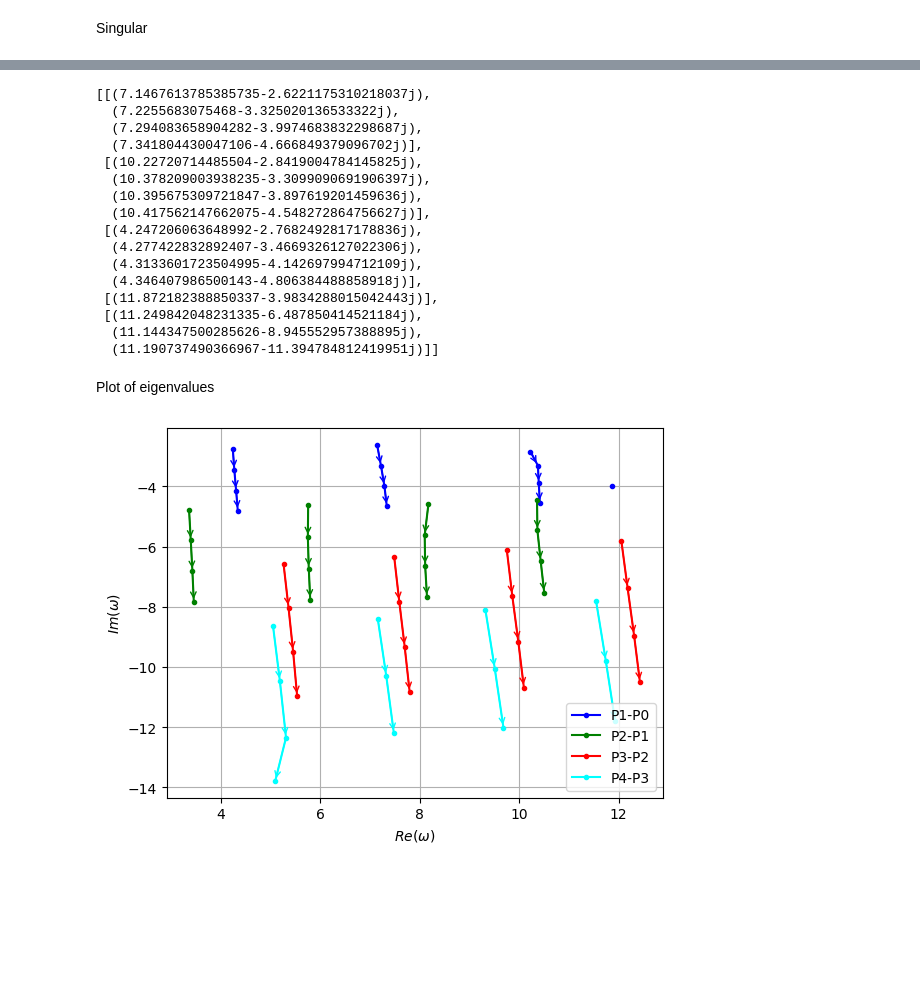
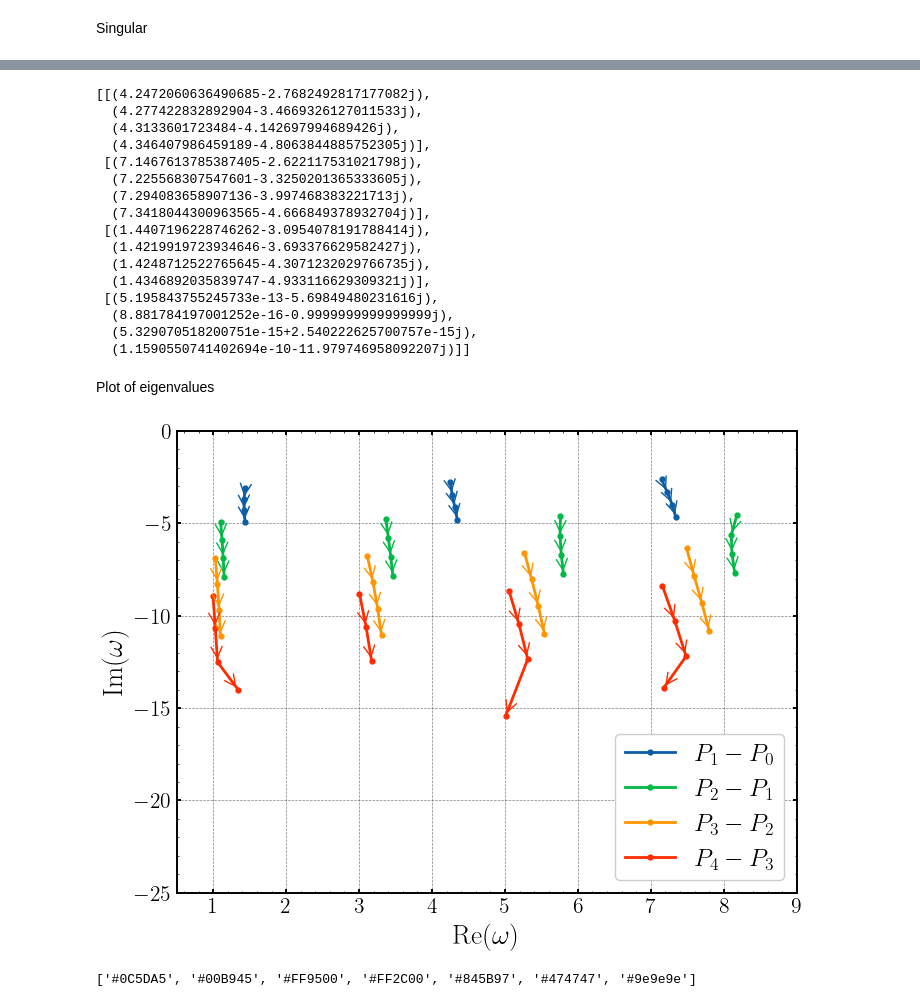
Before and after one commit to sararecondo/HPR-1D, a Jupyter notebook: 1D-Figure-04.ipynb, the cells around one changed output, grey strips where cells are left out. Cells and saved outputs as stored; diff of their text form; code cells hidden in the pictures; blank space fills up the shorter version.

Commit message:
some modifications has been mades on plots

```diff
--- a/1D-Figure-04.ipynb
+++ b/1D-Figure-04.ipynb
@@ -44,12 +84,11 @@ from dolfinx.fem import FunctionSpace, Function, functionspace, Function, dirich
 import basix
 from petsc4py.PETSc import ScalarType
 from slepc4py.SLEPc import EPS
-colors_list = ["blue", "green", "red", "magenta", "black", "purple", "orange", "brown", "pink"]
 # %% [markdown]
 Domain, PML, refinement and physical configurations
 # %%
 # Define element size for the mesh refinement
-h_i = [0.0625,    # N=1
+h_i = [0.0625,
     0.0625 / 2,   # N=2
     0.0625 / 4,   # N=3
     0.0625 / 8,]  # N=4
@@ -73,8 +112,8 @@ pml_thickness = Lx/4
 sigma_0 = vel_media_1  #100/Lx
 
 # Solver configuration
-target=-2.5j
-requested_eigenvalues_number = 100 # Number of eigenvalues to compute
+target=-5j
+requested_eigenvalues_number = 150 # Number of eigenvalues to compute
 # %% [markdown]
 Solver configuration and computing
 # %%
@@ -189,7 +228,7 @@ def get_configured_problem(mesh, degrees, sigma_x, target):
         4 * requested_eigenvalues_number,
         4 * requested_eigenvalues_number,
     )
-    solver.setTolerances(1e-16, 100)
+    solver.setTolerances(1e-12, 100)
     st = solver.getST()
     st.setType("sinvert")  # Applying spectral transformation "shift and invert"
     solver.setTarget(target)
@@ -220,7 +259,7 @@ def get_approx_eigenpair(solver, selected_index, Q, V, dof):
 Singular
 # %%
 # Define singular sigma function
-sigma_x_singular=lambda x: sigma_0 / (Lx + pml_thickness - x[0]), 0.0
+sigma_x_singular=lambda x: sigma_0 / (Lx + pml_thickness - x[0])
 # Initialize lists to store the approximated eigenpairs
 approx_singular_P1_P0 = [[0 for _ in range(4)] for _ in range(len(h_i))]
 approx_singular_P2_P1 = [[0 for _ in range(4)] for _ in range(len(h_i))]
@@ -285,29 +322,29 @@ groups_P4_P3 = group_by_real_part(approx_singular_P4_P3)
 # %%
 groups_P1_P0
 # %% [output]
-[[(7.1467613785385735-2.6221175310218037j),
-  (7.2255683075468-3.325020136533322j),
-  (7.294083658904282-3.9974683832298687j),
-  (7.341804430047106-4.666849379096702j)],
- [(10.22720714485504-2.8419004784145825j),
-  (10.378209003938235-3.3099090691906397j),
-  (10.395675309721847-3.897619201459636j),
-  (10.417562147662075-4.548272864756627j)],
- [(4.247206063648992-2.7682492817178836j),
-  (4.277422832892407-3.4669326127022306j),
-  (4.3133601723504995-4.142697994712109j),
-  (4.346407986500143-4.806384488858918j)],
- [(11.872182388850337-3.9834288015042443j)],
- [(11.249842048231335-6.487850414521184j),
-  (11.144347500285626-8.945552957388895j),
-  (11.190737490366967-11.394784812419951j)]]
+[[(4.2472060636490685-2.7682492817177082j),
+  (4.277422832892904-3.4669326127011533j),
+  (4.3133601723484-4.142697994689426j),
+  (4.346407986459189-4.8063844885752305j)],
+ [(7.1467613785387405-2.622117531021798j),
+  (7.225568307547601-3.3250201365333605j),
+  (7.294083658907136-3.997468383221713j),
+  (7.3418044300963565-4.666849378932704j)],
+ [(1.4407196228746262-3.0954078191788414j),
+  (1.4219919723934646-3.693376629582427j),
+  (1.4248712522765645-4.3071232029766735j),
+  (1.4346892035839747-4.933116629309321j)],
+ [(5.195843755245733e-13-5.69849480231616j),
+  (8.881784197001252e-16-0.9999999999999999j),
+  (5.329070518200751e-15+2.540222625700757e-15j),
+  (1.1590550741402694e-10-11.979746958092207j)]]
 # %% [markdown]
 Plot of eigenvalues
 # %%
-colors_list = ["blue", "green", "red", "cyan", "magenta", "black", "purple", "orange", "brown", "pink"]
+# colors_list = ["blue", "green", "red", "cyan", "magenta", "black", "purple", "orange", "brown", "pink"]
 eig_list=[]
 
-fig = plt.figure()
+fig = plt.figure(figsize=(8, 6))
 ax = plt.gca()
 plt.grid(True)
 
@@ -320,7 +357,7 @@ def add_arrows(x, y, color):
 # P1-P0
 x = np.real(groups_P1_P0[1])
 y = np.imag(groups_P1_P0[1])
-plt.plot(x, y, "x-", color=colors_list[0], label="P1-P0", marker='.')
+plt.plot(x, y, "x-", color=colors_list[0], label="$P_1-P_0$", marker='.')
 add_arrows(x, y, colors_list[0])
 
 x = np.real(groups_P1_P0[2])
@@ -341,7 +378,7 @@ add_arrows(x, y, colors_list[0])
 # P2-P1
 x = np.real(groups_P2_P1[0])
 y = np.imag(groups_P2_P1[0])
-plt.plot(x, y, "x-", color=colors_list[1], label="P2-P1", marker='.')
+plt.plot(x, y, "x-", color=colors_list[1], label="$P_2-P_1$", marker='.')
 add_arrows(x, y, colors_list[1])
 
 x = np.real(groups_P2_P1[1])
@@ -362,7 +399,7 @@ add_arrows(x, y, colors_list[1])
 # P3-P2
 x = np.real(groups_P3_P2[0])
 y = np.imag(groups_P3_P2[0])
-plt.plot(x, y, "x-", color=colors_list[2], label="P3-P2", marker='.')
+plt.plot(x, y, "x-", color=colors_list[2], label="$P_3-P_2$", marker='.')
 add_arrows(x, y, colors_list[2])
 
 x = np.real(groups_P3_P2[1])
@@ -380,36 +417,37 @@ y = np.imag(groups_P3_P2[3])
 plt.plot(x, y, "x-", color=colors_list[2], marker='.')
 add_arrows(x, y, colors_list[2])
 
 # P4-P3
 x = np.real(groups_P4_P3[0])
 y = np.imag(groups_P4_P3[0])
-plt.plot(x, y, "x-", color=colors_list[3], label="P4-P3", marker='.')
+plt.plot(x, y, "x-", color=colors_list[3], label="$P_4-P_3$", marker='.')
 add_arrows(x, y, colors_list[3])
 
 x = np.real(groups_P4_P3[1])
 y = np.imag(groups_P4_P3[1])
 plt.plot(x, y, "x-", color=colors_list[3], marker='.')
 add_arrows(x, y, colors_list[3])
 
 x = np.real(groups_P4_P3[2])
 y = np.imag(groups_P4_P3[2])
 plt.plot(x, y, "x-", color=colors_list[3], marker='.')
 add_arrows(x, y, colors_list[3])
 
 x = np.real(groups_P4_P3[3])
 y = np.imag(groups_P4_P3[3])
 plt.plot(x, y, "x-", color=colors_list[3], marker='.')
 add_arrows(x, y, colors_list[3])
 
 # # Graficar los autovalores exactos como cuadrados sin relleno
 # x_exact = [eig.real for eig in exact]
 # y_exact = [eig.imag for eig in exact]
 # plt.plot(x_exact, y_exact, 's', markerfacecolor='none', markeredgecolor='k', markersize=6, label='Exact')
 
 plt.legend(loc='lower right')
-# plt.ylim([-16,0])
-# plt.xlim([0,12])
-_ = ax.set_ylabel(r"$Im(\omega)$")
-_ = ax.set_xlabel(r"$Re(\omega)$")
+plt.xlim([0.5,9])
+plt.ylim([-25,0])
+_ = ax.set_ylabel(r"$\mathrm{Im}(\omega) $")
+_ = ax.set_xlabel(r"$\mathrm{Re}(\omega) $")
+plt.savefig("FIG_Single_Unbounded.pdf", bbox_inches="tight")
 # %% [output]
-[figure, old version]
+[figure, new version]
@@ -416,3 +458,7 @@ _ = ax.set_xlabel(r"$Re(\omega)$")
+# %%
+default_colors
+# %% [output]
+['#0C5DA5', '#00B945', '#FF9500', '#FF2C00', '#845B97', '#474747', '#9e9e9e']
 # %%
 p_h = get_approx_eigenpair(solver_singular_P1_P0, 1, Q_P1_P0, V_P1_P0, dof_P1_P0)[1]
 # Subgráfico 2: Representación de p(x)
```
Also changed, not shown: parts of 5 cells of this notebook, 6 other files.
